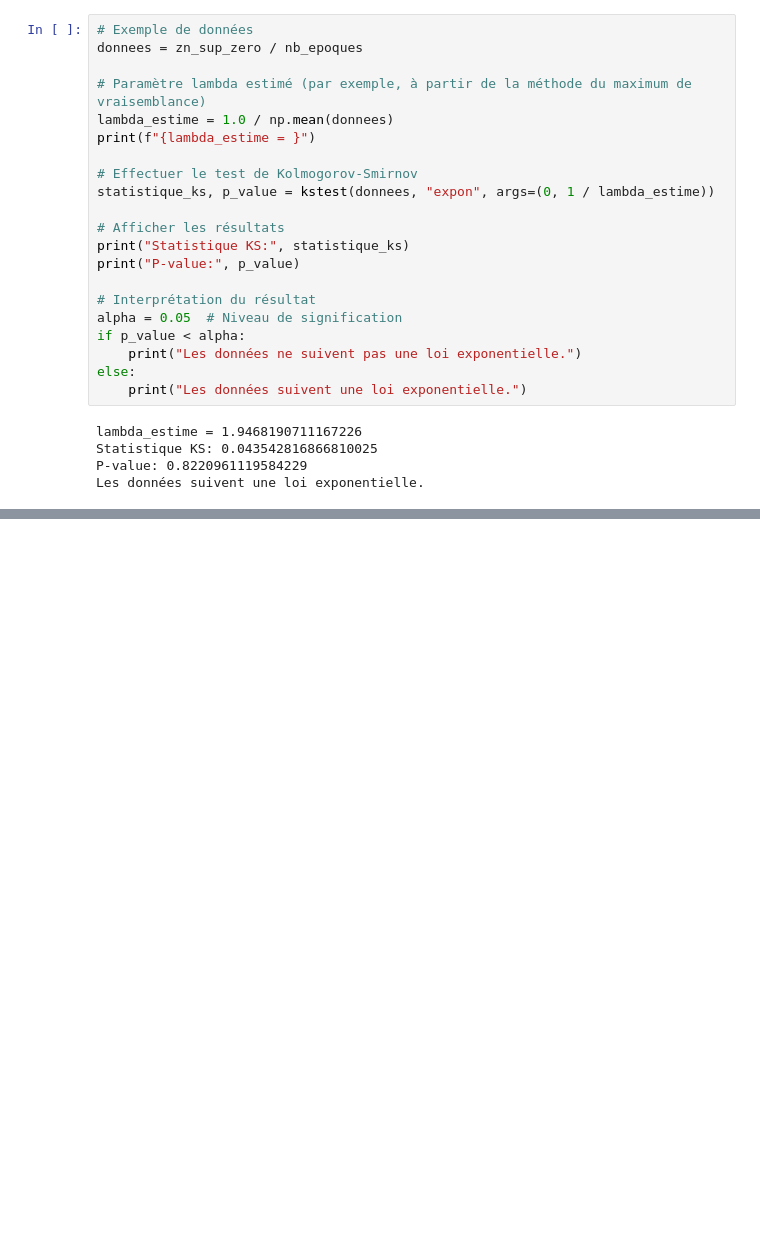
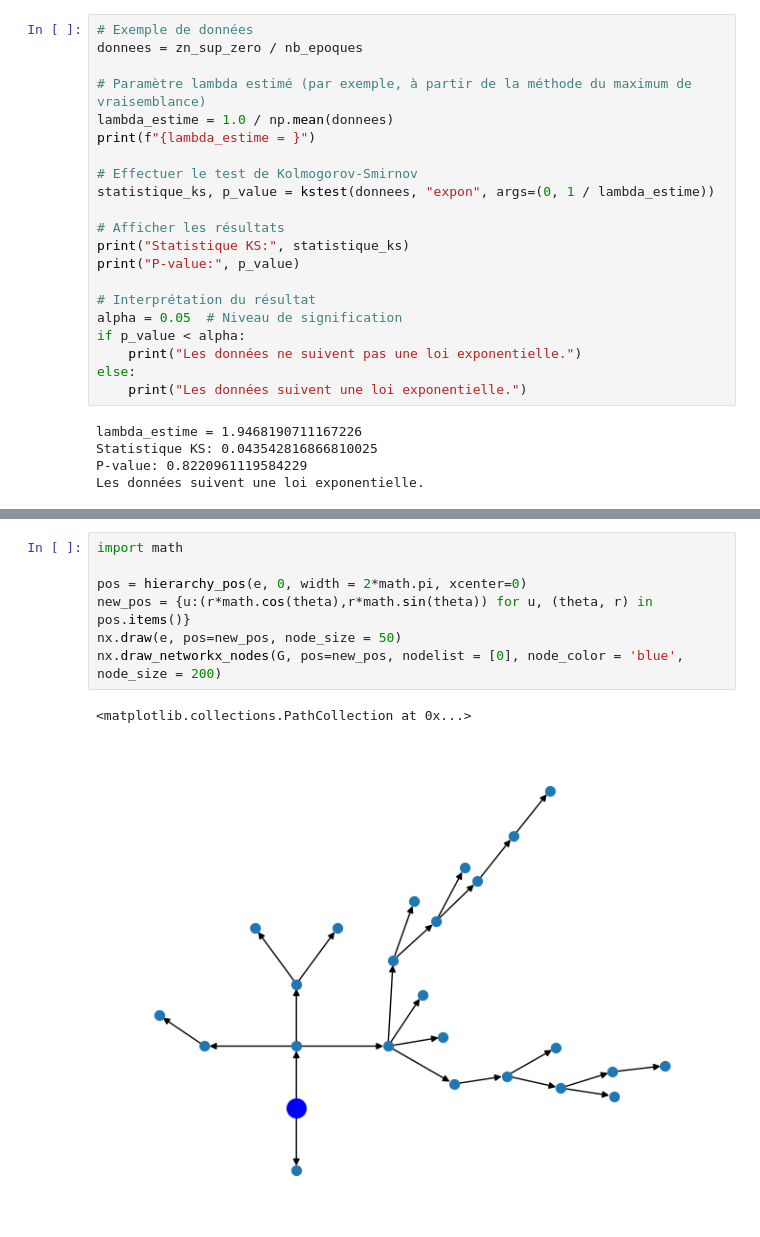
Before and after one commit to Ab2nour/epidemic-simulation, a Jupyter notebook: src/notebooks/galton-watson.ipynb, the cells around one changed output, grey strips where cells are left out. Cells and saved outputs as stored; diff of their text form; blank space fills up the shorter version.

```diff
--- a/src/notebooks/galton-watson.ipynb
+++ b/src/notebooks/galton-watson.ipynb
@@ -179,0 +375,10 @@ Les données suivent une loi exponentielle.
+# %%
+import math
+
+pos = hierarchy_pos(e, 0, width = 2*math.pi, xcenter=0)
+new_pos = {u:(r*math.cos(theta),r*math.sin(theta)) for u, (theta, r) in pos.items()}
+nx.draw(e, pos=new_pos, node_size = 50)
+nx.draw_networkx_nodes(G, pos=new_pos, nodelist = [0], node_color = 'blue', node_size = 200)
+# %% [output]
+<matplotlib.collections.PathCollection at 0x...>
+[figure, added]
```
Also changed, not shown: parts of 19 cells of this notebook.
